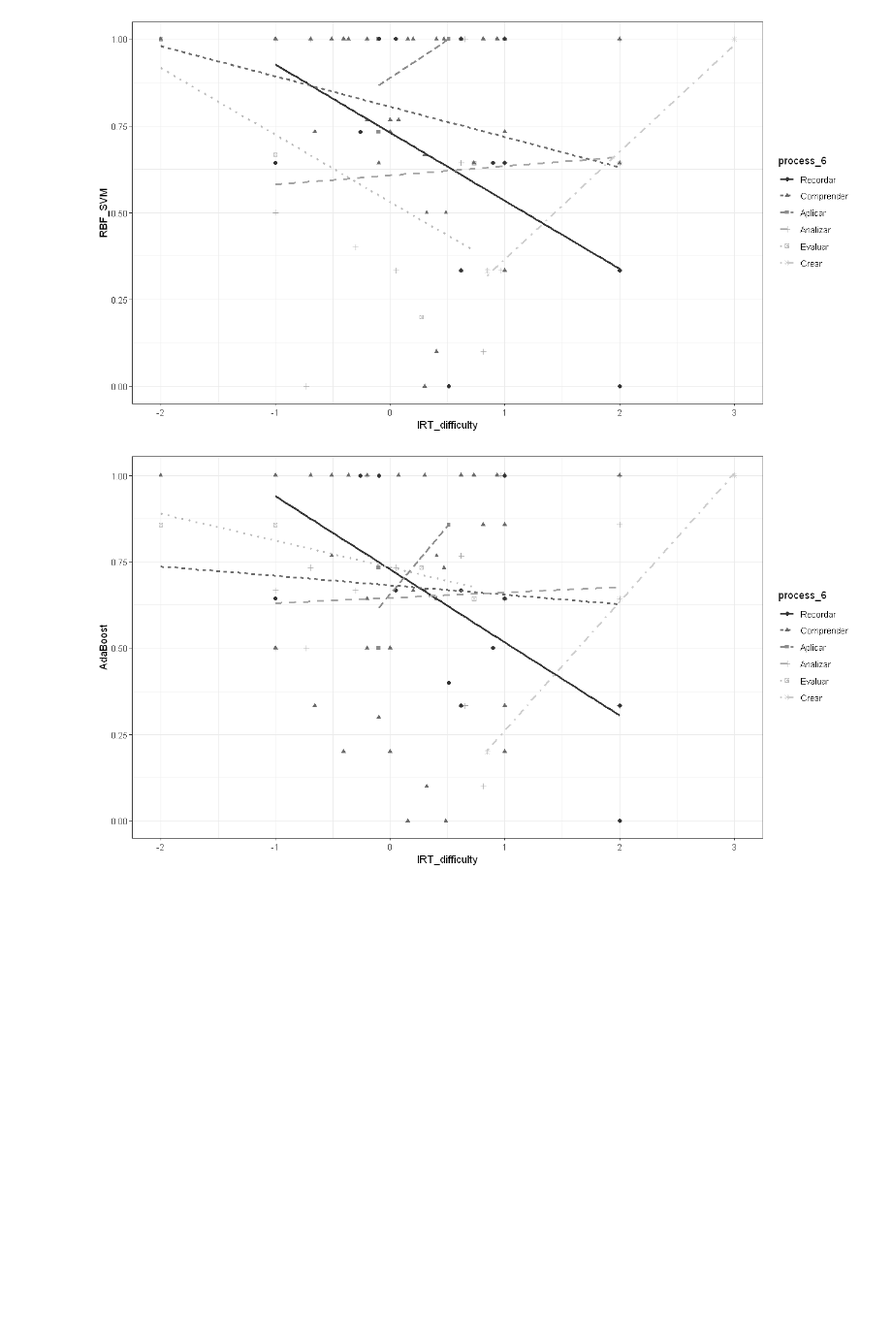
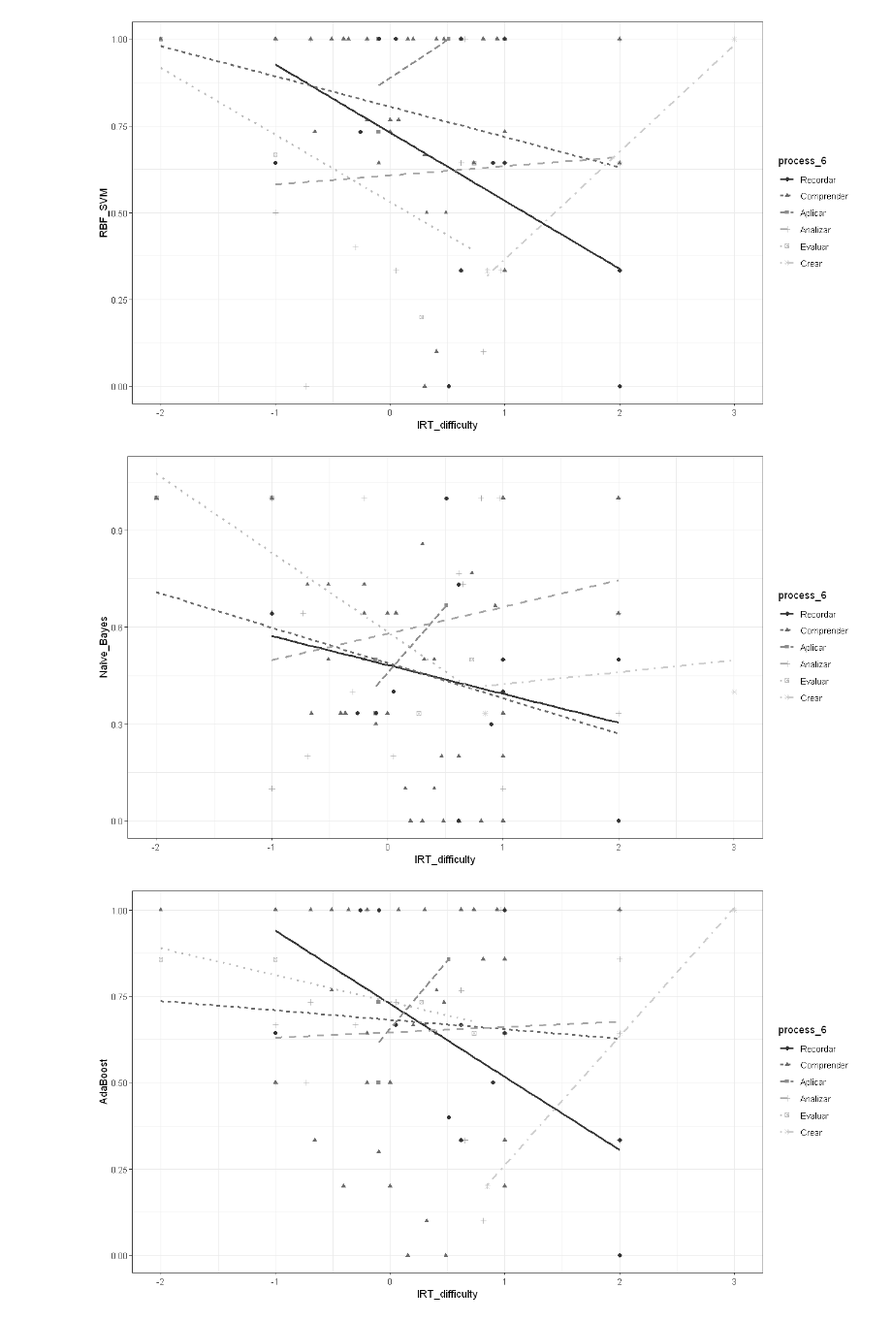
Before and after one commit to Yagwar/ASAG_Test, a Jupyter notebook: Final Results.ipynb, the cells around one changed output. Shown at 97% size. Drawn from its saved outputs; the diff is of its cells as text; code cells hidden in the pictures; blank space fills up the shorter version.

```diff
--- a/Final Results.ipynb
+++ b/Final Results.ipynb
@@ -176,6 +176,14 @@ ggplot(data_6, aes(IRT_difficulty, RBF_SVM, color=process_6, linetype=process_6,
   geom_smooth(method = "lm", se = FALSE)
 # %% [output]
 [figure]
+# %%
+ggplot(data_6, aes(IRT_difficulty, Naive_Bayes, color=process_6, linetype=process_6, shape=process_6)) +
+  geom_point() +
+  theme_bw() +
+  scale_color_grey() +
+  geom_smooth(method = "lm", se = FALSE)
+# %% [output]
+[figure, added]
 # %%
 ggplot(data_6, aes(IRT_difficulty, AdaBoost, color=process_6, linetype=process_6, shape=process_6)) +
   geom_point() +
```
Also changed, not shown: parts of 17 cells of this notebook, 1 other file.
